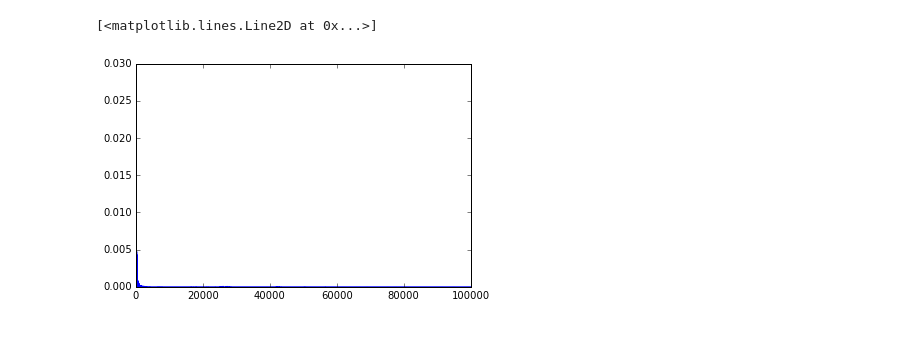
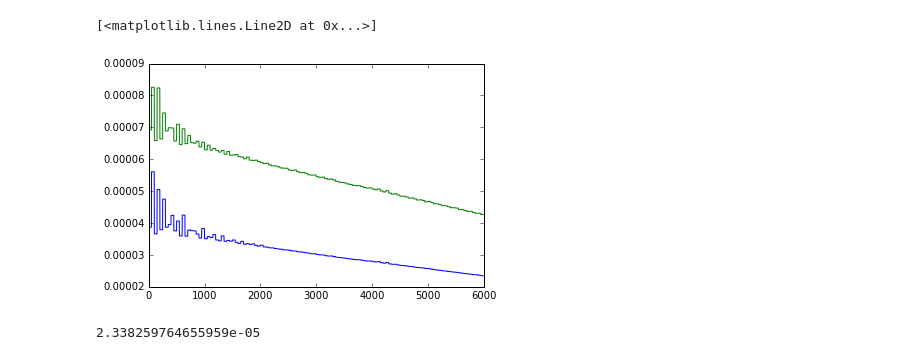
Before and after one commit to haretaro/ichiyo, a Jupyter notebook: net/train.ipynb, the cells around one changed output. Drawn from its saved outputs; the diff is of its cells as text; code cells hidden in the pictures.

```diff
--- a/net/train.ipynb
+++ b/net/train.ipynb
@@ -17,16 +18,17 @@ use_gpu = True #GPUを使うかどうか
 # %%
 xp = cuda.cupy if use_gpu is True else np
 # %%
-train_data_x = []
-train_data_y = []
+raw_data = []
 f = open('30minutes.csv','r')
 data = csv.reader(f, delimiter=',')
 for row in data:
-    train_data_x.append(row[7])
-    train_data_y.append(row[7])
-raw_data = np.asarray(train_data_x, dtype=np.float32)
-train_data_x = raw_data[:-1]
-train_data_y = raw_data[1:]
+    raw_data.append(row[7])
+raw_data = np.asarray(raw_data, dtype=np.float32)
+data_x = raw_data[:-1]
+data_y = raw_data[1:]
+train_data_x, test_data_x = data_x[:int(len(data_x) * 0.8)], data_x[:int(len(data_x) * 0.2)]
+train_data_y, test_data_y = data_y[:int(len(data_y) * 0.8)], data_y[:int(len(data_y) * 0.2)]
+
 plt.plot(train_data_x)
 plt.plot(train_data_y)
 # %% [output]
@@ -35,9 +36,0 @@ plt.plot(train_data_y)
-# %%
-#ネットワークを試す関数
-def evaluate(model, x):
-    output = []
-    evaluator = model.copy()
-    for i in range(len(x)):
-        t = evaluator.predict(chainer.Variable(xp.asarray([[x[i]]])))
-        output.append(t.data[0])
-    return output
@@ -44,3 +43,11 @@ def evaluate(model, x):
+# %%
+#ネットワークを試す関数
+def evaluate(model, x, y):
+    evaluator = model.copy()
+    evaluator.reset_state()
+    out = evaluator.predict(chainer.Variable(xp.asarray([[x_] for x_ in x])))
+    error = F.mean_squared_error(out, chainer.Variable(xp.asarray([[y] for y in y], dtype=np.float32)))
+    return chainer.cuda.to_cpu(out.data), error.data
 # %%
 model = Net(1, n_units)#入力の次元数, 中間層の次元数
 if use_gpu is True:
@@ -49,6 +56,7 @@ optimizer = optimizers.Adam()
 optimizer.setup(model)
 optimizer.add_hook(chainer.optimizer.GradientClipping(grad_clip))
 loss = []
+test_loss = []
 length = len(train_data_x)
 jump = length // batchsize
 batch_idxs = list(range(batchsize))
@@ -64,9 +72,12 @@ for i in range(jump * n_epoch):
 
     if (i+1) % jump == 0:
         epoch += 1
-        if epoch % 1000 == 0:
-            print('epoch {}, error {}'.format(epoch, loss_data / length))
-        loss.append(loss_data / length)
+        if epoch % 500 == 0:
+            print('epoch {}, error {}'.format(epoch, loss_data * len(x) / length))
+        #loss.append(loss_data * batchsize / length)
+
+        loss.append(evaluate(model, train_data_x, train_data_y)[1])
+        test_loss.append(evaluate(model, test_data_x, test_data_y)[1])
         loss_data = 0
         model.reset_state()
 
@@ -98,10 +109,15 @@ epoch 100000, error 4.629935972388921e-07
 # %%
-plt.plot(loss[10:])
+plt.plot(loss[-6000:])
+plt.plot(test_loss[-6000:])
 # %% [output]
 [<matplotlib.lines.Line2D at 0x...>]
-[figure, old version]
+[figure, new version]
 # %%
-output = evaluate(model,train_data_x)
+output, error = evaluate(model, train_data_x, train_data_y)
+
+print(error)
+# %% [output]
+2.338259764655959e-05
 # %%
 plt.plot(output[:2000])
 plt.plot(train_data_y[:2000])
```
Also changed, not shown: parts of 8 cells of this notebook.
